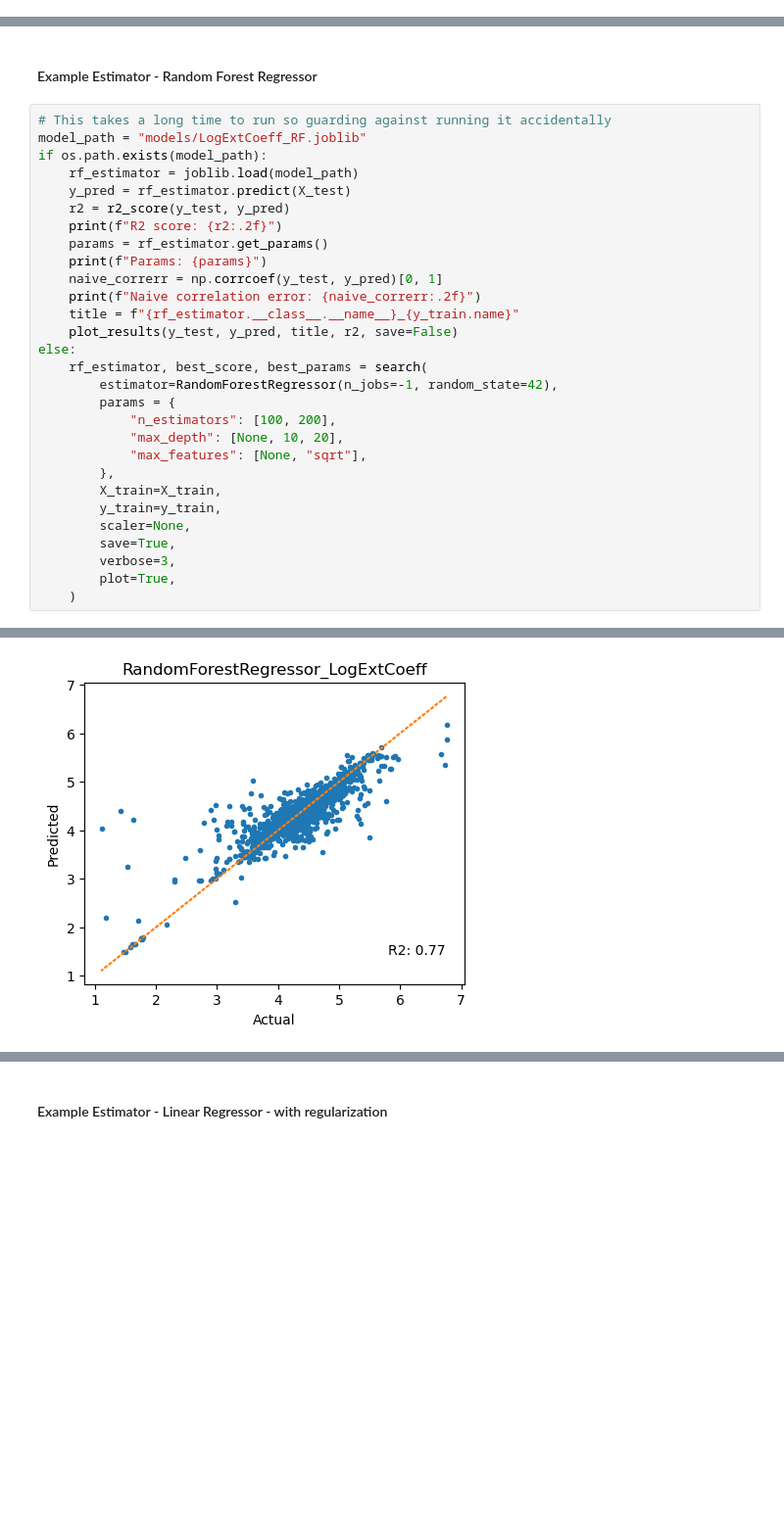
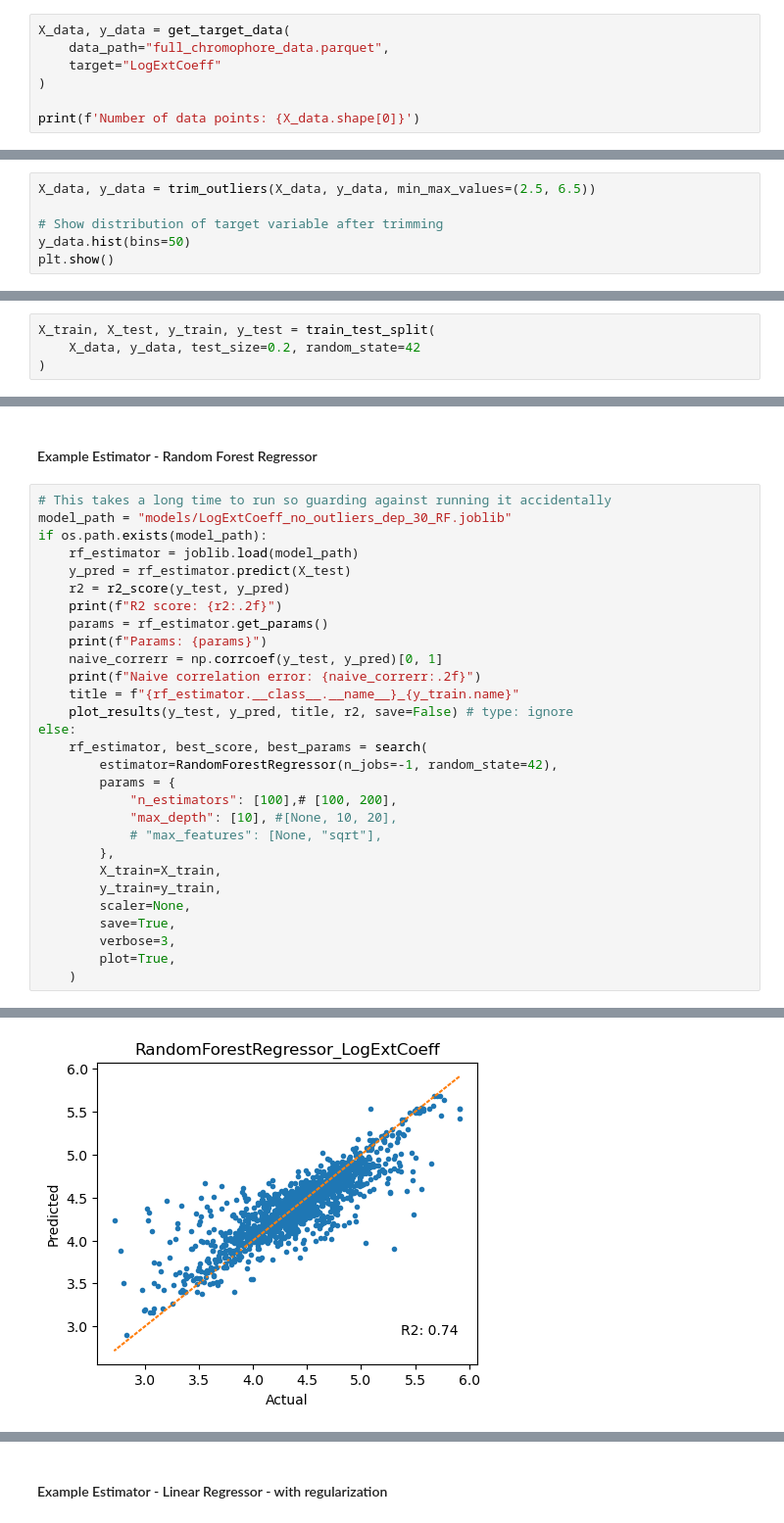
Before and after one commit to ChrisCollison/spectrum, a Jupyter notebook: example_estimators_mordred.ipynb, the cells around one changed output, grey strips where cells are left out. Shown at 98% size. Cells and saved outputs as stored; diff of their text form; blank space fills up the shorter version.

```diff
--- a/example_estimators_mordred.ipynb
+++ b/example_estimators_mordred.ipynb
@@ -24,0 +17,7 @@ X_train, X_test, y_train, y_test = get_chromophore_train_test_data(
+# %%
+X_data, y_data = get_target_data(
+    data_path="full_chromophore_data.parquet",
+    target="LogExtCoeff"
+)
+
+print(f'Number of data points: {X_data.shape[0]}')
@@ -24,0 +34,6 @@ X_train, X_test, y_train, y_test = get_chromophore_train_test_data(
+# %%
+X_data, y_data = trim_outliers(X_data, y_data, min_max_values=(2.5, 6.5))
+
+# Show distribution of target variable after trimming
+y_data.hist(bins=50)
+plt.show()
@@ -25,3 +42,7 @@ X_train, X_test, y_train, y_test = get_chromophore_train_test_data(
+# %%
+X_train, X_test, y_train, y_test = train_test_split(
+    X_data, y_data, test_size=0.2, random_state=42
+)
 # %% [markdown]
 #### Explore different estimators
 
@@ -63,7 +84,7 @@ def search(estimator, params, X_train, y_train, scaler=None, save=True, verbose=
 #### Example Estimator - Random Forest Regressor
 # %%
 # This takes a long time to run so guarding against running it accidentally
-model_path = "models/LogExtCoeff_RF.joblib"
+model_path = "models/LogExtCoeff_no_outliers_dep_30_RF.joblib"
 if os.path.exists(model_path):
     rf_estimator = joblib.load(model_path)
     y_pred = rf_estimator.predict(X_test)
@@ -74,14 +95,14 @@ if os.path.exists(model_path):
     naive_correrr = np.corrcoef(y_test, y_pred)[0, 1]
     print(f"Naive correlation error: {naive_correrr:.2f}")
     title = f"{rf_estimator.__class__.__name__}_{y_train.name}"
-    plot_results(y_test, y_pred, title, r2, save=False)
+    plot_results(y_test, y_pred, title, r2, save=False) # type: ignore
 else:
     rf_estimator, best_score, best_params = search(
         estimator=RandomForestRegressor(n_jobs=-1, random_state=42),
         params = {
-            "n_estimators": [100, 200],
-            "max_depth": [None, 10, 20],
-            "max_features": [None, "sqrt"],
+            "n_estimators": [100],# [100, 200],
+            "max_depth": [10], #[None, 10, 20],
+            # "max_features": [None, "sqrt"],
         },
         X_train=X_train,
         y_train=y_train,
@@ -97 +123 @@ Naive correlation error: 0.88
-[figure, old version]
+[figure, new version]
```
Also changed, not shown: parts of 13 cells of this notebook, 10 other files.
